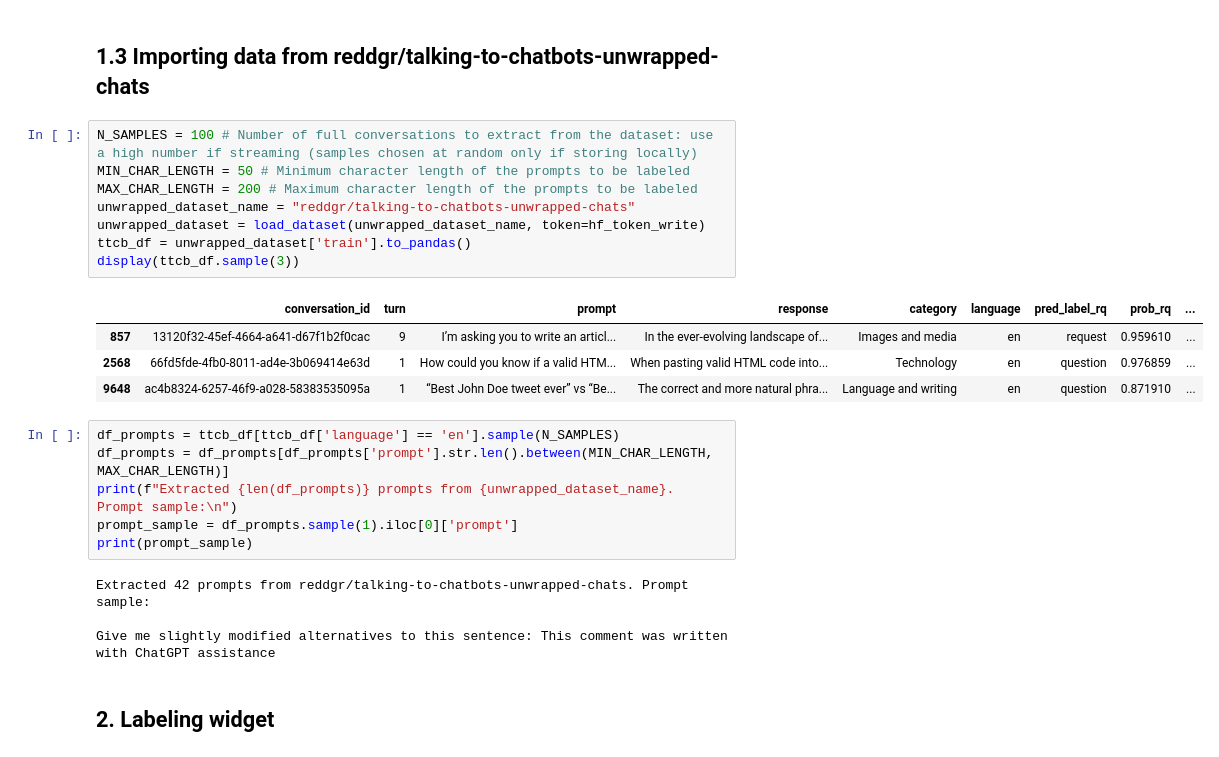
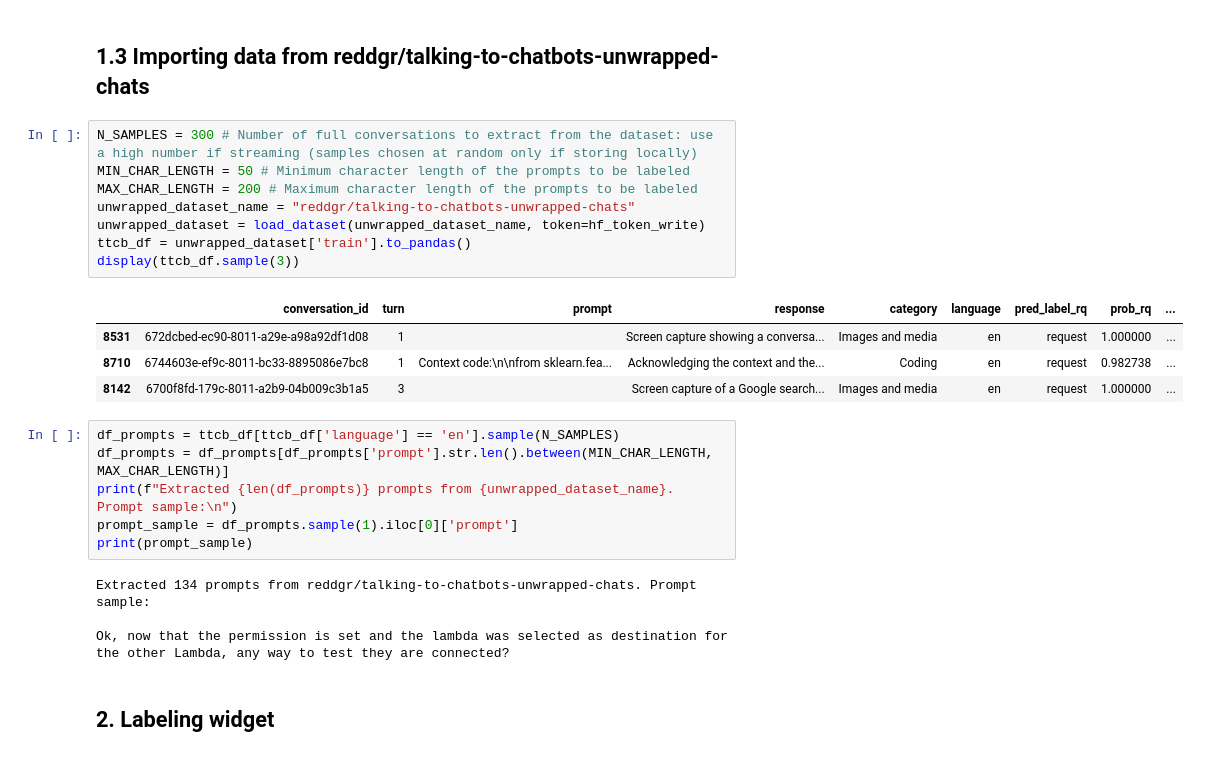
Before and after one commit to reddgr/zero-shot-text-classification, a Jupyter notebook: 01-nli-labeling-notebook.ipynb, the cells around one changed output. Drawn from its saved outputs; the diff is of its cells as text.

```diff
--- a/01-nli-labeling-notebook.ipynb
+++ b/01-nli-labeling-notebook.ipynb
@@ -223,18 +223,18 @@ display(df_prompts.head(3))
 # %% [markdown]
 ## 1.3 Importing data from reddgr/talking-to-chatbots-unwrapped-chats
 # %%
-N_SAMPLES = 100 # Number of full conversations to extract from the dataset: use a high number if streaming (samples chosen at random only if storing locally)
+N_SAMPLES = 300 # Number of full conversations to extract from the dataset: use a high number if streaming (samples chosen at random only if storing locally)
 MIN_CHAR_LENGTH = 50 # Minimum character length of the prompts to be labeled
 MAX_CHAR_LENGTH = 200 # Maximum character length of the prompts to be labeled
 unwrapped_dataset_name = "reddgr/talking-to-chatbots-unwrapped-chats"
 unwrapped_dataset = load_dataset(unwrapped_dataset_name, token=hf_token_write)
 ttcb_df = unwrapped_dataset['train'].to_pandas()
 display(ttcb_df.sample(3))
 # %% [output]
 |  | conversation_id | turn | prompt | response | category | language | pred_label_rq | prob_rq | ... |
-| 857 | 13120f32-45ef-4664-a641-d67f1b2f0cac | 9 | I’m asking you to write an articl... | In the ever-evolving landscape of... | Images and media | en | request | 0.959610 | ... |
-| 2568 | 66fd5fde-4fb0-8011-ad4e-3b069414e63d | 1 | How could you know if a valid HTM... | When pasting valid HTML code into... | Technology | en | question | 0.976859 | ... |
-| 9648 | ac4b8324-6257-46f9-a028-58383535095a | 1 | “Best John Doe tweet ever” vs “Be... | The correct and more natural phra... | Language and writing | en | question | 0.871910 | ... |
+| 8531 | 672dcbed-ec90-8011-a29e-a98a92df1d08 | 1 |  | Screen capture showing a conversa... | Images and media | en | request | 1.000000 | ... |
+| 8710 | 6744603e-ef9c-8011-bc33-8895086e7bc8 | 1 | Context code:\n\nfrom sklearn.fea... | Acknowledging the context and the... | Coding | en | request | 0.982738 | ... |
+| 8142 | 6700f8fd-179c-8011-a2b9-04b009c3b1a5 | 3 |  | Screen capture of a Google search... | Images and media | en | request | 1.000000 | ... |
 # %%
 df_prompts = ttcb_df[ttcb_df['language'] == 'en'].sample(N_SAMPLES)
 df_prompts = df_prompts[df_prompts['prompt'].str.len().between(MIN_CHAR_LENGTH, MAX_CHAR_LENGTH)]
@@ -242,9 +242,9 @@ print(f"Extracted {len(df_prompts)} prompts from {unwrapped_dataset_name}. Promp
 prompt_sample = df_prompts.sample(1).iloc[0]['prompt']
 print(prompt_sample)
 # %% [output]
-Extracted 42 prompts from reddgr/talking-to-chatbots-unwrapped-chats. Prompt sample:
+Extracted 134 prompts from reddgr/talking-to-chatbots-unwrapped-chats. Prompt sample:
 
-Give me slightly modified alternatives to this sentence: This comment was written with ChatGPT assistance
+Ok, now that the permission is set and the lambda was selected as destination for the other Lambda, any way to test they are connected?
 # %% [markdown]
 ## 2. Labeling widget
 # %% [markdown]
```
Also changed, not shown: parts of 5 cells of this notebook, 1 other file.
